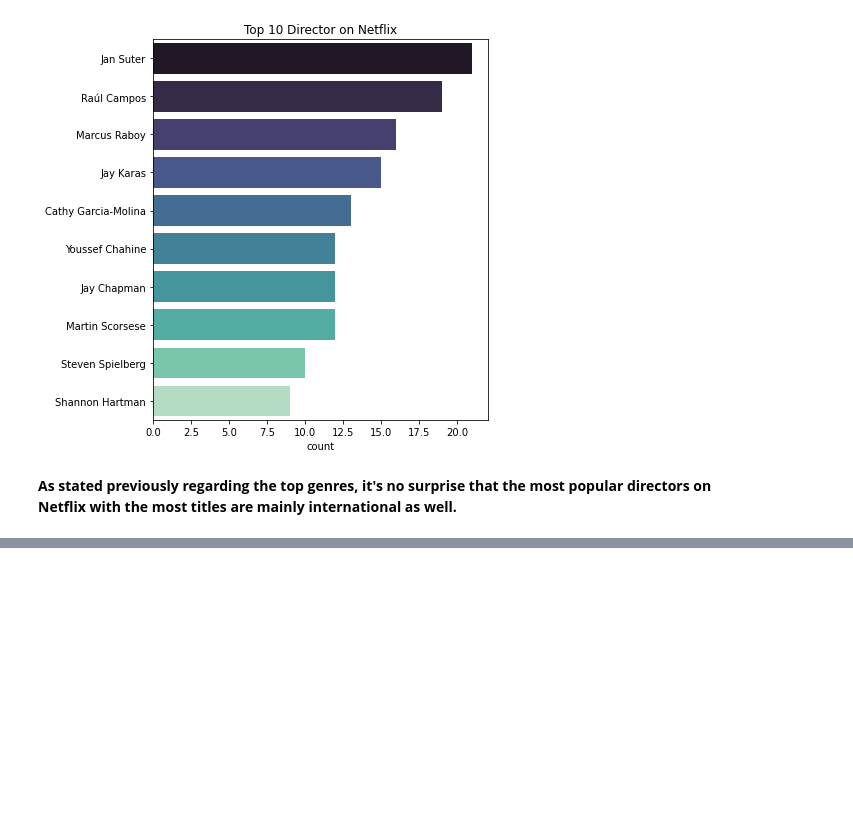
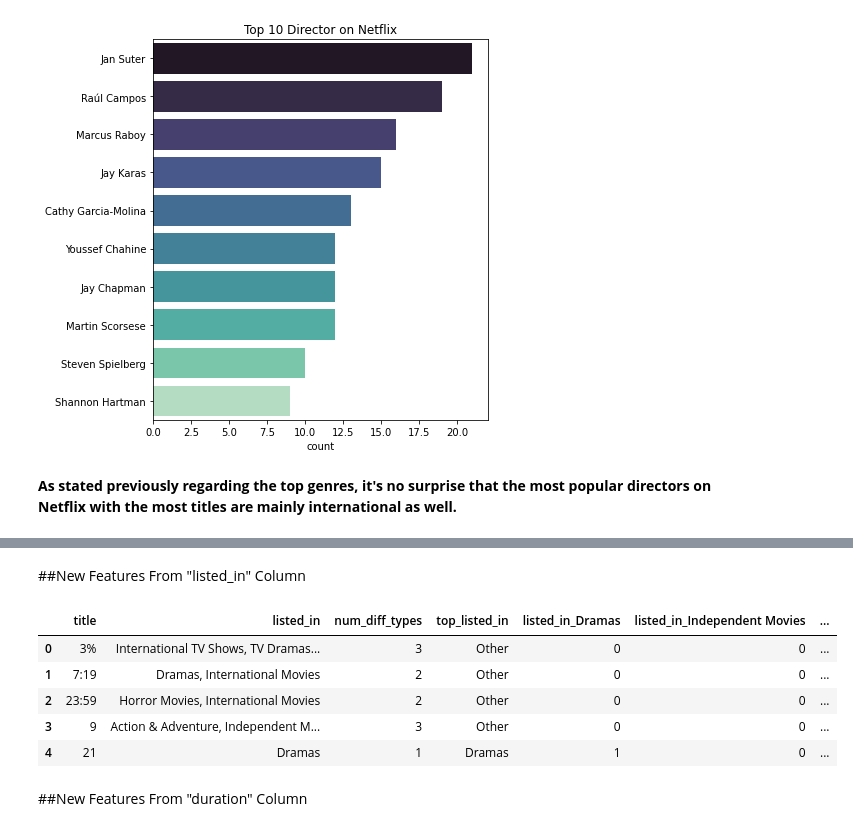
Before and after one commit to varnit836/NETFLIX-MOVIES-AND-TV-SHOWS-CLUSTERING, a Jupyter notebook: NETFLIX_MOVIES_AND_TV_SHOWS_CLUSTERING.ipynb, the cells around one changed output, grey strips where cells are left out. Drawn from its saved outputs; the diff is of its cells as text; code cells hidden in the pictures; blank space fills up the shorter version.

```diff
--- a/NETFLIX_MOVIES_AND_TV_SHOWS_CLUSTERING.ipynb
+++ b/NETFLIX_MOVIES_AND_TV_SHOWS_CLUSTERING.ipynb
@@ -385,0 +557,12 @@ plt.show()
+# %%
+# Results cols
+cat_date_cols = ['title', 'catalog_year', 'release_year', 'years_to_add_on_cat',
+                 'added_on_release_year']
+
+# New features
+df_date['catalog_year'] = df_date['catalog_date'].apply(lambda x: x.year)
+df_date['years_to_add_on_cat'] = df_date['catalog_year'] - df_date['release_year']
+df_date['added_on_release_year'] = df_date['years_to_add_on_cat'].apply(lambda x: 1 if x == 0 else 0)
+
+# Results
+df_date.head().loc[:, cat_date_cols]
@@ -385,0 +586,37 @@ plt.show()
+# %% [markdown]
+##New Features From "listed_in" Column
+# %%
+# Making another copy of the original dataframe
+df_listed = df_date.copy()
+
+# Results cols
+listed_cols = ['title', 'listed_in', 'num_diff_types', 'top_listed_in',
+               'listed_in_Dramas', 'listed_in_Independent Movies', 'listed_in_International Movies',
+               'listed_in_Other']
+
+# Extracting a list of different titles type
+listed_in_list = extract_list_from_string(' '.join(list(df_listed['listed_in'].fillna('').values)))
+df_listed['listed_in_list'] = df_listed['listed_in'].fillna('').apply(lambda x: x.split(','))
+df_listed['num_diff_types'] = df_listed['listed_in_list'].apply(lambda x: len(x))
+
+# Extracting the top listed in types
+top_n = 5
+top_listed_in = list(pd.DataFrame(listed_in_list, columns=['type']).value_counts().index[:top_n])
+top_listed_in = [t[0] for t in top_listed_in]
+df_listed['top_listed_in'] = df_listed['listed_in'].apply(lambda x: x if x in top_listed_in else 'Other')
+
+# Applying encoding on top listed in elements
+df_listed = df_listed.merge(pd.get_dummies(df_listed['top_listed_in'], prefix='listed_in'),
+                            how='left', left_index=True, right_index=True)
+
+# Results
+df_listed.head().loc[:, listed_cols]
+# %% [output]
+|  | title | listed_in | num_diff_types | top_listed_in | listed_in_Dramas | listed_in_Independent Movies | ... |
+| 0 | 3% | International TV Shows, TV Dramas... | 3 | Other | 0 | 0 | ... |
+| 1 | 7:19 | Dramas, International Movies | 2 | Other | 0 | 0 | ... |
+| 2 | 23:59 | Horror Movies, International Movies | 2 | Other | 0 | 0 | ... |
+| 3 | 9 | Action & Adventure, Independent M... | 3 | Other | 0 | 0 | ... |
+| 4 | 21 | Dramas | 1 | Dramas | 1 | 0 | ... |
+# %% [markdown]
+##New Features From "duration" Column
```
Also changed, not shown: parts of 21 cells of this notebook.
